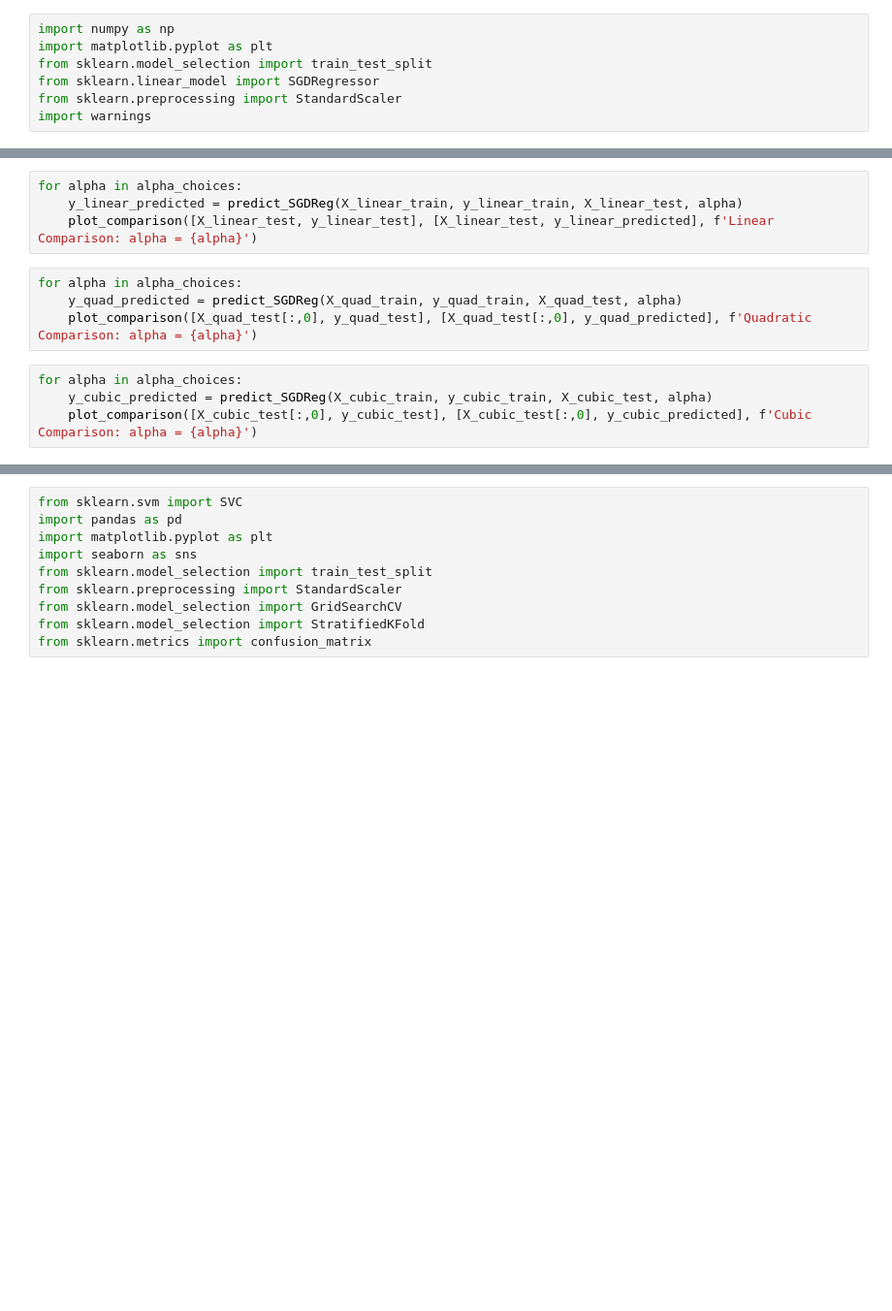
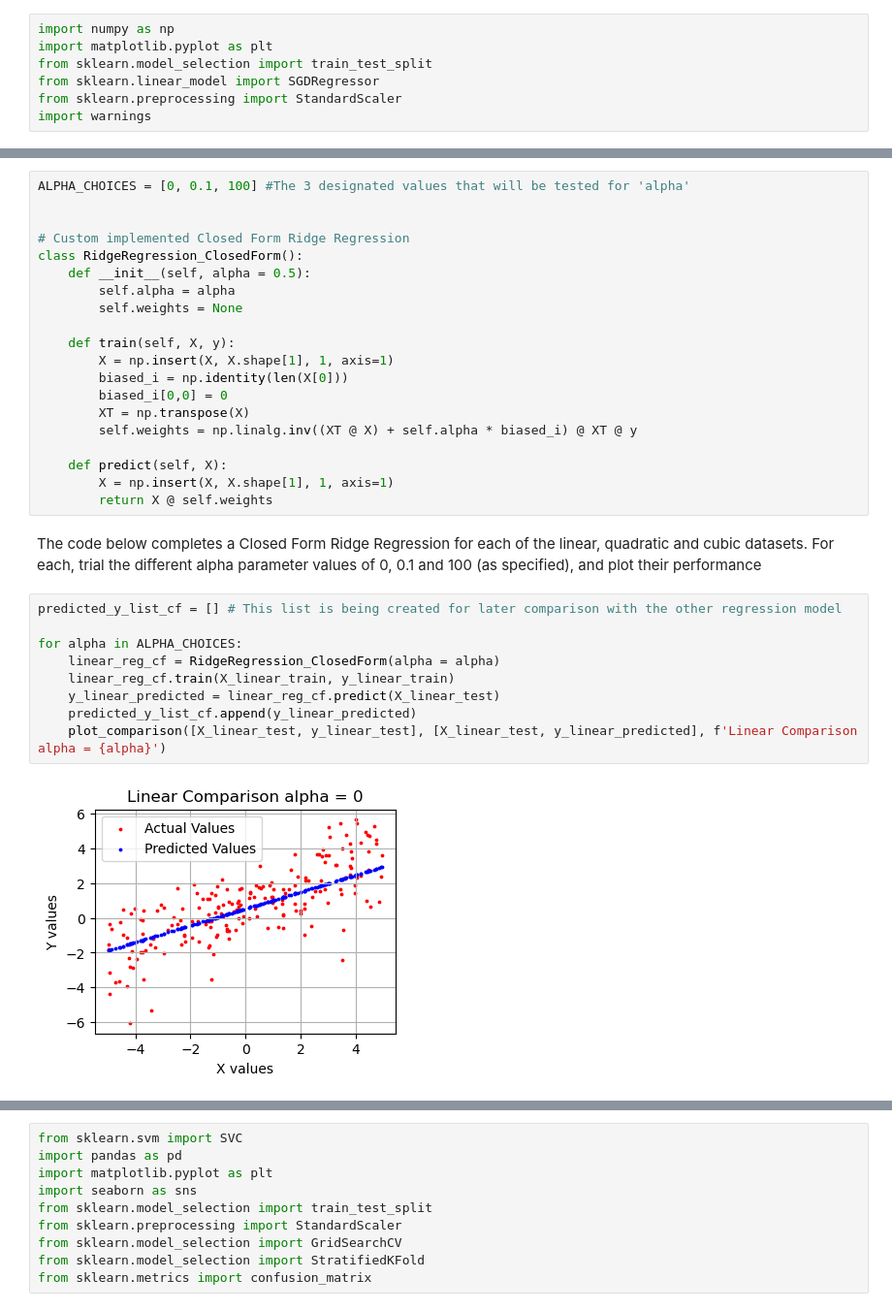
Before and after one commit to b0b3000/MachineLearningProject1, a Jupyter notebook: project.ipynb, the cells around one changed output, grey strips where cells are left out. Shown at 97% size. Drawn from its saved outputs; the diff is of its cells as text; blank space fills up the shorter version.

```diff
--- a/project.ipynb
+++ b/project.ipynb
@@ -120,12 +9,0 @@ def predict_SGDReg(X, Y, X_test, alpha):
-# %%
-for alpha in alpha_choices:
-    y_linear_predicted = predict_SGDReg(X_linear_train, y_linear_train, X_linear_test, alpha)
-    plot_comparison([X_linear_test, y_linear_test], [X_linear_test, y_linear_predicted], f'Linear Comparison: alpha = {alpha}')
-# %%
-for alpha in alpha_choices:
-    y_quad_predicted = predict_SGDReg(X_quad_train, y_quad_train, X_quad_test, alpha)
-    plot_comparison([X_quad_test[:,0], y_quad_test], [X_quad_test[:,0], y_quad_predicted], f'Quadratic Comparison: alpha = {alpha}')
-# %%
-for alpha in alpha_choices:
-    y_cubic_predicted = predict_SGDReg(X_cubic_train, y_cubic_train, X_cubic_test, alpha)
-    plot_comparison([X_cubic_test[:,0], y_cubic_test], [X_cubic_test[:,0], y_cubic_predicted], f'Cubic Comparison: alpha = {alpha}')
@@ -138,0 +107,33 @@ COLUMNS:
+# %%
+ALPHA_CHOICES = [0, 0.1, 100] #The 3 designated values that will be tested for 'alpha'
+
+
+# Custom implemented Closed Form Ridge Regression
+class RidgeRegression_ClosedForm():
+    def __init__(self, alpha = 0.5):
+        self.alpha = alpha
+        self.weights = None
+
+    def train(self, X, y):
+        X = np.insert(X, X.shape[1], 1, axis=1)
+        biased_i = np.identity(len(X[0]))
+        biased_i[0,0] = 0
+        XT = np.transpose(X)
+        self.weights = np.linalg.inv((XT @ X) + self.alpha * biased_i) @ XT @ y
+
+    def predict(self, X):
+        X = np.insert(X, X.shape[1], 1, axis=1)
+        return X @ self.weights
+# %% [markdown]
+The code below completes a Closed Form Ridge Regression for each of the linear, quadratic and cubic datasets. For each, trial the different alpha parameter values of 0, 0.1 and 100 (as specified), and plot their performance
+# %%
+predicted_y_list_cf = [] # This list is being created for later comparison with the other regression model
+
+for alpha in ALPHA_CHOICES:
+    linear_reg_cf = RidgeRegression_ClosedForm(alpha = alpha)
+    linear_reg_cf.train(X_linear_train, y_linear_train)
+    y_linear_predicted = linear_reg_cf.predict(X_linear_test)
+    predicted_y_list_cf.append(y_linear_predicted)
+    plot_comparison([X_linear_test, y_linear_test], [X_linear_test, y_linear_predicted], f'Linear Comparison alpha = {alpha}')
+# %% [output]
+[figure, added]
```
Also changed, not shown: parts of 43 cells of this notebook.
